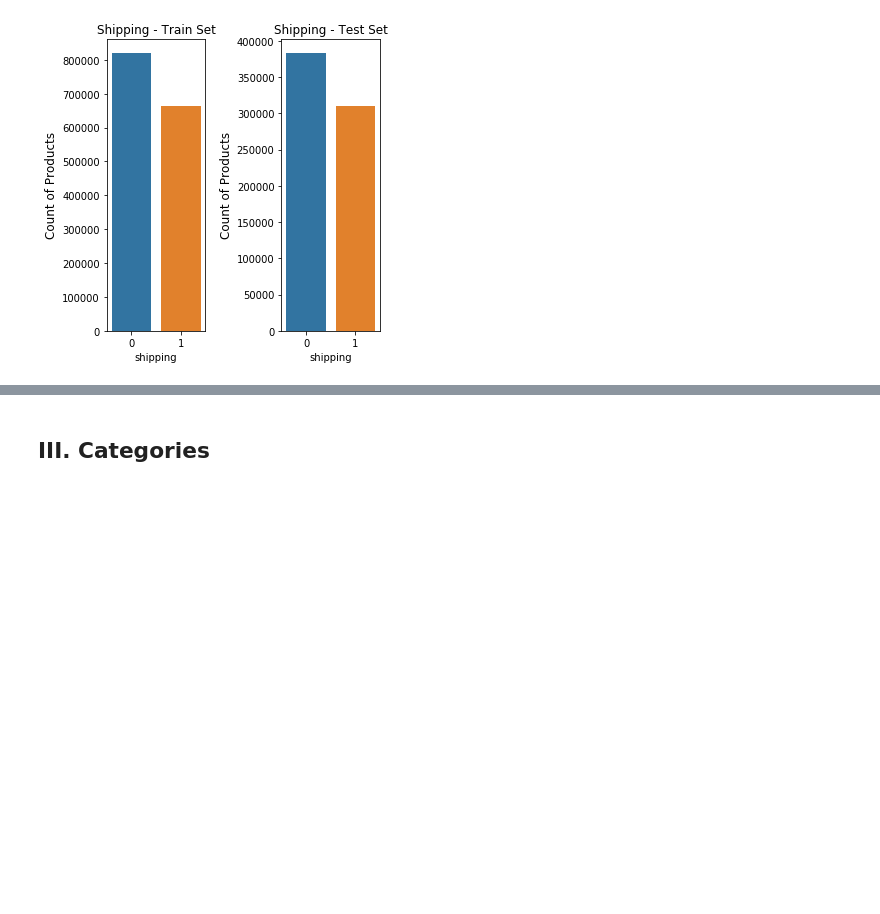
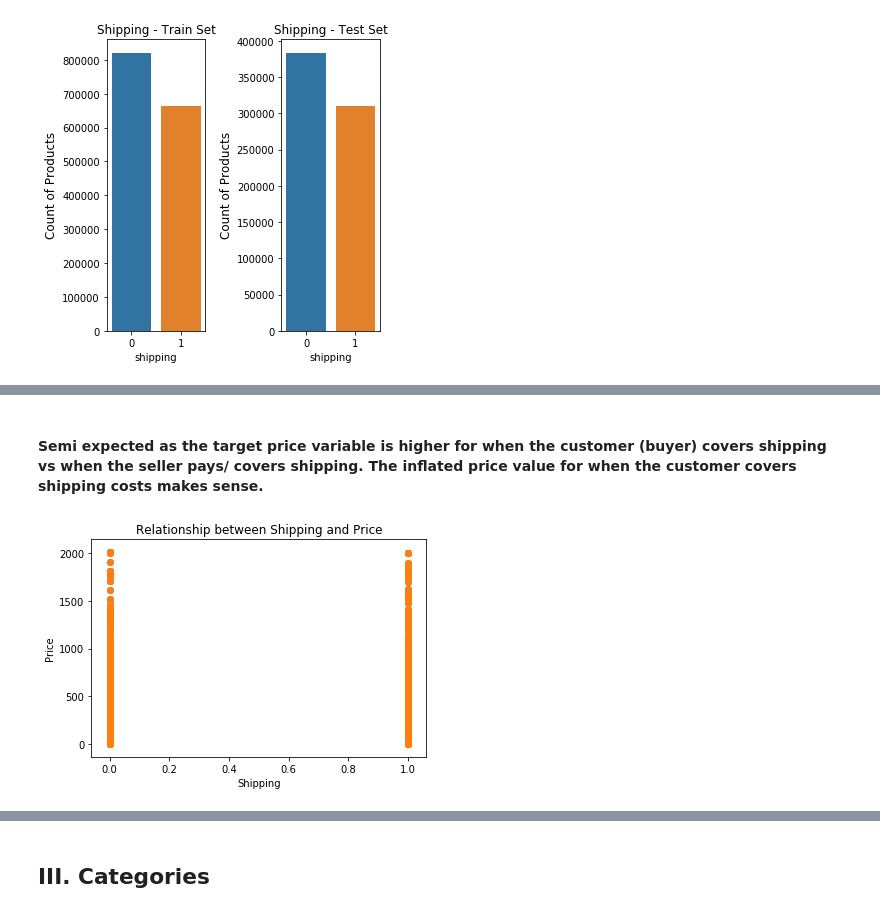
Before and after one commit to kyungjunism/mercari_price_prediction, a Jupyter notebook: Mercari Price Prediction EDA.ipynb, the cells around one changed output, grey strips where cells are left out. Cells and saved outputs as stored; diff of their text form; code cells hidden in the pictures; blank space fills up the shorter version.

```diff
--- a/Mercari Price Prediction EDA.ipynb
+++ b/Mercari Price Prediction EDA.ipynb
@@ -183,0 +228,10 @@ plt.show()
+# %% [markdown]
+#### Semi expected as the target price variable is higher for when the customer (buyer) covers shipping vs when the seller pays/ covers shipping. The inflated price value for when the customer covers shipping costs makes sense.
+# %%
+plt.scatter(train.shipping, train.price)
+plt.xlabel("Shipping")
+plt.ylabel("Price")
+plt.title("Relationship between Shipping and Price")
+plt.show()
+# %% [output]
+[figure, added]
```
Also changed, not shown: parts of 67 cells of this notebook, 1 other file.
